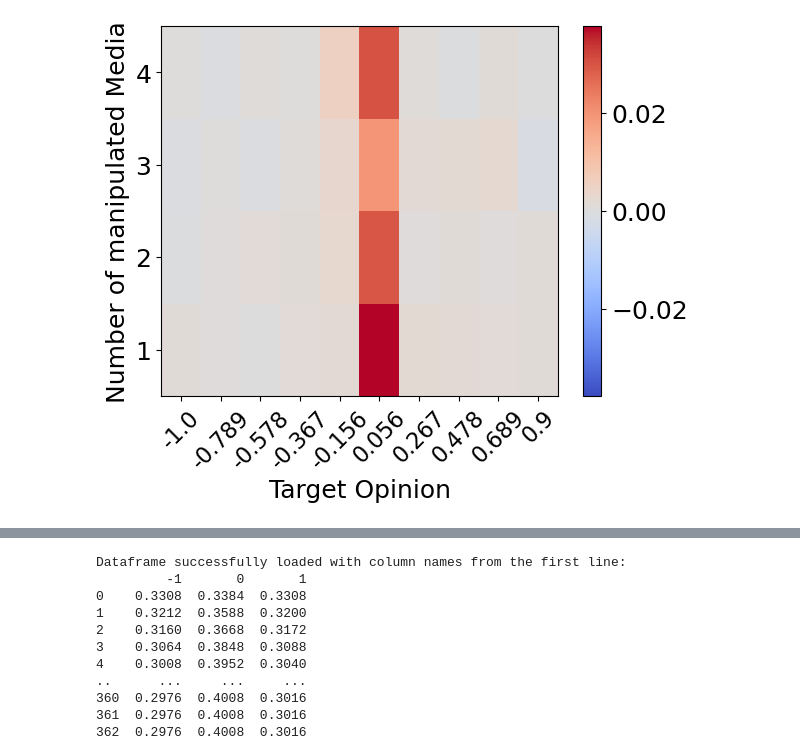
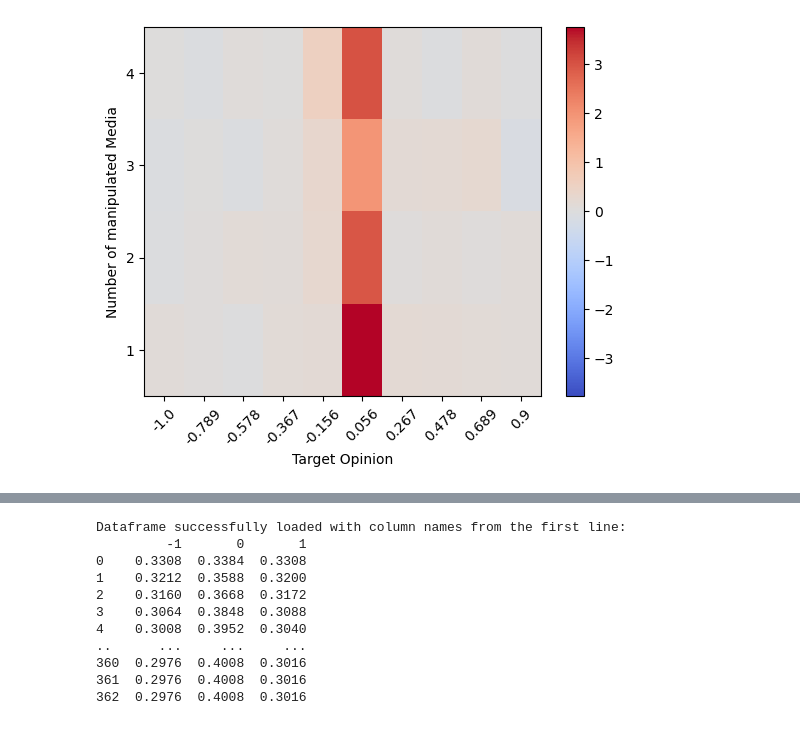
Before and after one commit to m-bur/complex_social_systems, a Jupyter notebook: analysis.ipynb, the cells around one changed output, grey strips where cells are left out. Drawn from its saved outputs; the diff is of its cells as text; code cells hidden in the pictures.

```diff
--- a/analysis.ipynb
+++ b/analysis.ipynb
@@ -71,7 +142,7 @@ def result_analysis(input_path, result_folder_name, folder_name, index_factor=5)
         os.makedirs(results_folder)
         print(f"Folder '{results_folder}' created.")
 
-    average_df.to_csv(result_folder_name+"/"+folder_name+".csv")
+    average_df.to_csv(result_folder_name+"/"+folder_name+".csv",index_label = "day")
 
     plt.plot(average_df.index, average_df["1"], color= "red")
     plt.plot(average_df.index, average_df["0"], color = "gray")
@@ -101,7 +172,7 @@ def complete_analysis(path, result_folder_name,index_factor=5):
         print(f"An error occurred: {e}")
 
 
-def meta_analysis(folder, media, opinion, run_number=2, factor = 5, feedback_day = 1000):
+def meta_analysis(folder, media, opinion, run_number=2, factor = 5, feedback_day = 1000, test_duration = 1):
     result_list = []
     for m in media:
         op_list = []
@@ -110,7 +181,7 @@ def meta_analysis(folder, media, opinion, run_number=2, factor = 5, feedback_day
             df.index = df.index * factor
             df["diff"] =  df["1"] - df["-1"]
             df["days"] = df.index
-            res = np.mean(df.loc[ (df["days"] > feedback_day) &  (df["days"] < feedback_day+365), "diff"])
+            res = np.mean(df.loc[ (df["days"] > feedback_day) &  (df["days"] < feedback_day+365*test_duration), "diff"])
             op_list.append(res)
         result_list.append(op_list)
 
@@ -142,32 +308,32 @@ opinion_list = np.linspace(-1, 0.9, num=10)
 opinion_list = [round(o,3) for o in opinion_list]
 
 
-heatmap = np.array(meta_analysis("Results_experiment_3",media_list, opinion_list, run_number=3, feedback_day=31*365))
+heatmap = np.array(meta_analysis("Results_experiment_3",media_list, opinion_list, run_number=3, feedback_day=31*365, test_duration=1))*100
 
 # heatmap = heatmap[:5]
 
 # Dynamically normalize colormap
 vmin, vmax = -heatmap.max(), heatmap.max()
 norm = TwoSlopeNorm(vmin=vmin, vcenter=0, vmax=vmax)
 
 # Create the heatmap
 plt.imshow(heatmap, aspect='auto', origin='lower', cmap='coolwarm', norm=norm)
 
 # Add a colorbar
 plt.colorbar()
 
 # Set tick positions and labels for x-axis (opinion_list)
 plt.xticks(np.arange(len(opinion_list)), opinion_list, rotation=45)
 
 # Set tick positions and labels for y-axis (media_list)
 plt.yticks(np.arange(len(media_list)), media_list)
 
 # Set axis labels (optional)
 plt.xlabel('Target Opinion')
 plt.ylabel('Number of manipulated Media')
 
 
 # Show the plot
 plt.show()
 # %% [output]
-[figure, old version]
+[figure, new version]
```
Also changed, not shown: parts of 15 cells of this notebook, 3 other files.
